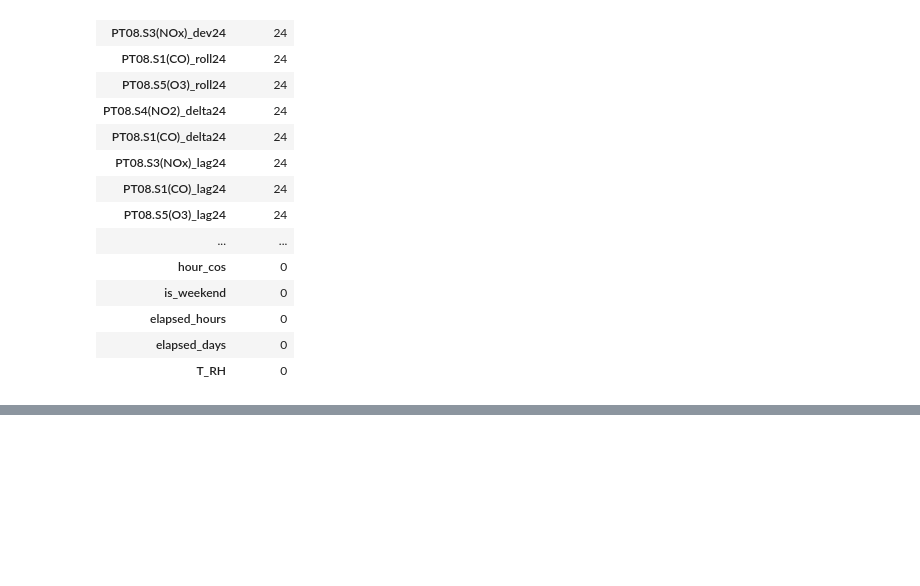
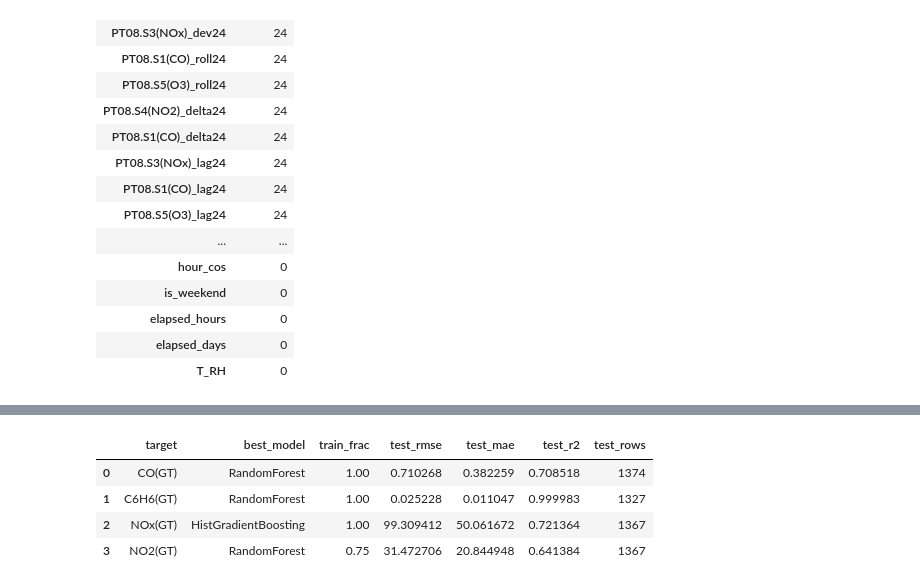
Before and after one commit to AkmalFazli27/air-quality-estimation, a Jupyter notebook: notebooks/modeling.ipynb, the cells around one changed output, grey strips where cells are left out. Saved outputs shown, nothing was run; the diff lists cells and outputs as text; code cells hidden in the pictures; blank space fills up the shorter version.

```diff
--- a/notebooks/modeling.ipynb
+++ b/notebooks/modeling.ipynb
@@ -344,42 +356,54 @@ for target in target_columns:
     test_mask = test_df[target].notna()
     selected_features = features_by_target[target]
 
+    selected_row = best_rows.loc[best_rows["target"] == target].iloc[0]
+    selected_frac = float(selected_row["train_frac"]) if "train_frac" in selected_row else 1.0
+    X_train_part = X_train_filled.loc[train_mask, selected_features].reset_index(drop=True)
+    y_train_part = train_df.loc[train_mask, target].reset_index(drop=True)
+    X_train_part, y_train_part = recent_slice(X_train_part, y_train_part, selected_frac)
+
     X_train_valid = pd.concat([
-        X_train_filled.loc[train_mask, selected_features],
+        X_train_part,
         X_validation_filled.loc[validation_mask, selected_features],
     ], ignore_index=True)
     y_train_valid = pd.concat([
-        train_df.loc[train_mask, target],
+        y_train_part,
         val_df.loc[validation_mask, target],
     ], ignore_index=True)
     X_test_target = X_test_filled.loc[
         test_mask,
         selected_features,
     ].reset_index(drop=True)
     y_test_target = test_df.loc[test_mask, target].reset_index(drop=True)
 
-    selected_row = best_rows.loc[best_rows["target"] == target].iloc[0]
     selected_model_name = selected_row["model"]
     selected_search = selected_models[target]
 
     final_pipeline = clone(selected_search.best_estimator_)
     final_pipeline.fit(X_train_valid, y_train_valid)
     test_pred = final_pipeline.predict(X_test_target)
     metrics = regression_metrics(y_test_target, test_pred)
     final_results.append(
         {
             "target": target,
             "best_model": selected_model_name,
+            "train_frac": selected_frac,
             "test_rmse": metrics["rmse"],
             "test_mae": metrics["mae"],
             "test_r2": metrics["r2"],
             "test_rows": len(y_test_target),
         }
     )
     final_predictions[target] = (y_test_target.copy(), test_pred)
 
 final_results_df = pd.DataFrame(final_results)
 final_results_df
+# %% [output]
+|  | target | best_model | train_frac | test_rmse | test_mae | test_r2 | test_rows |
+| 0 | CO(GT) | RandomForest | 1.00 | 0.710268 | 0.382259 | 0.708518 | 1374 |
+| 1 | C6H6(GT) | RandomForest | 1.00 | 0.025228 | 0.011047 | 0.999983 | 1327 |
+| 2 | NOx(GT) | HistGradientBoosting | 1.00 | 99.309412 | 50.061672 | 0.721364 | 1367 |
+| 3 | NO2(GT) | RandomForest | 0.75 | 31.472706 | 20.844948 | 0.641384 | 1367 |
 # %%
 for target in ["CO(GT)", "NOx(GT)", "NO2(GT)"]:
     sel = features_by_target[target]
```
Also changed, not shown: parts of 4 cells of this notebook.
